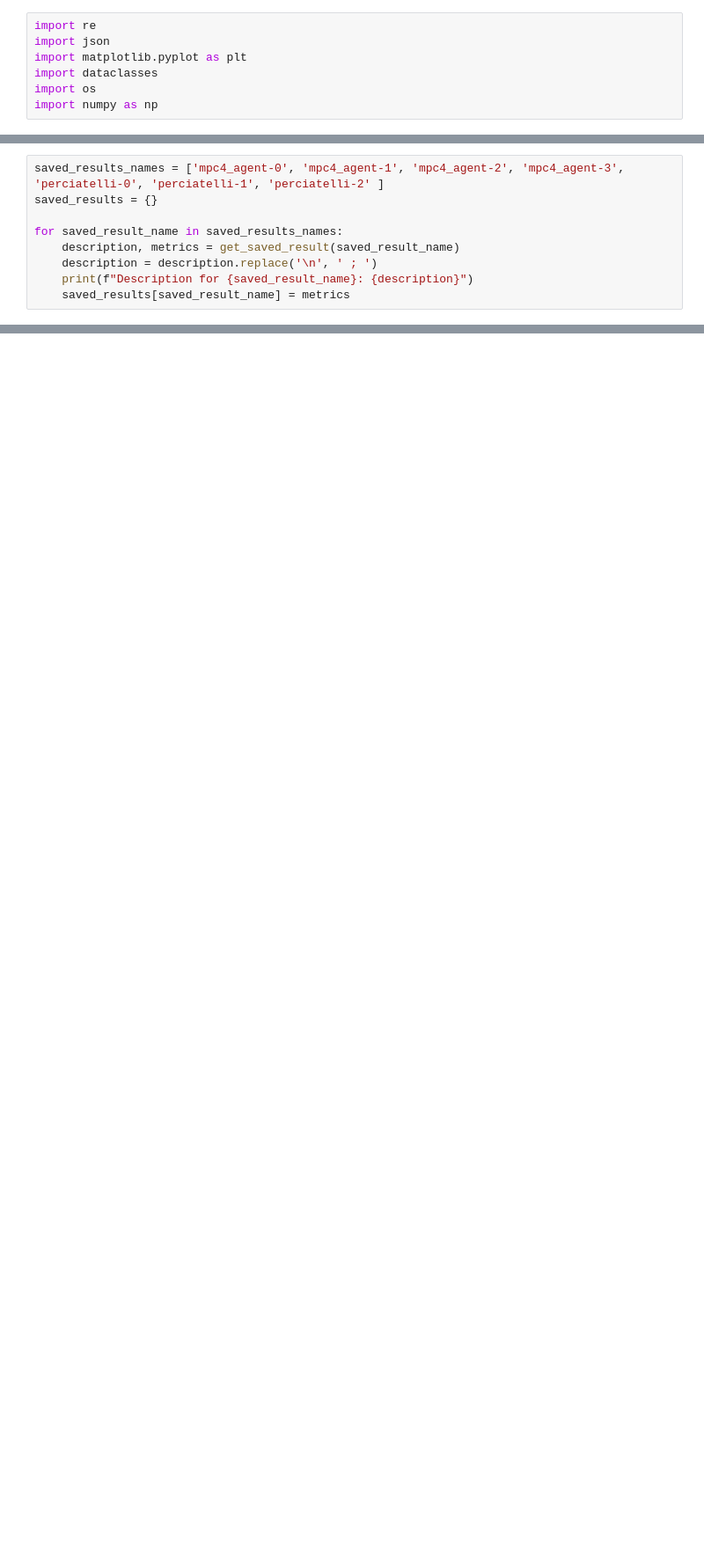
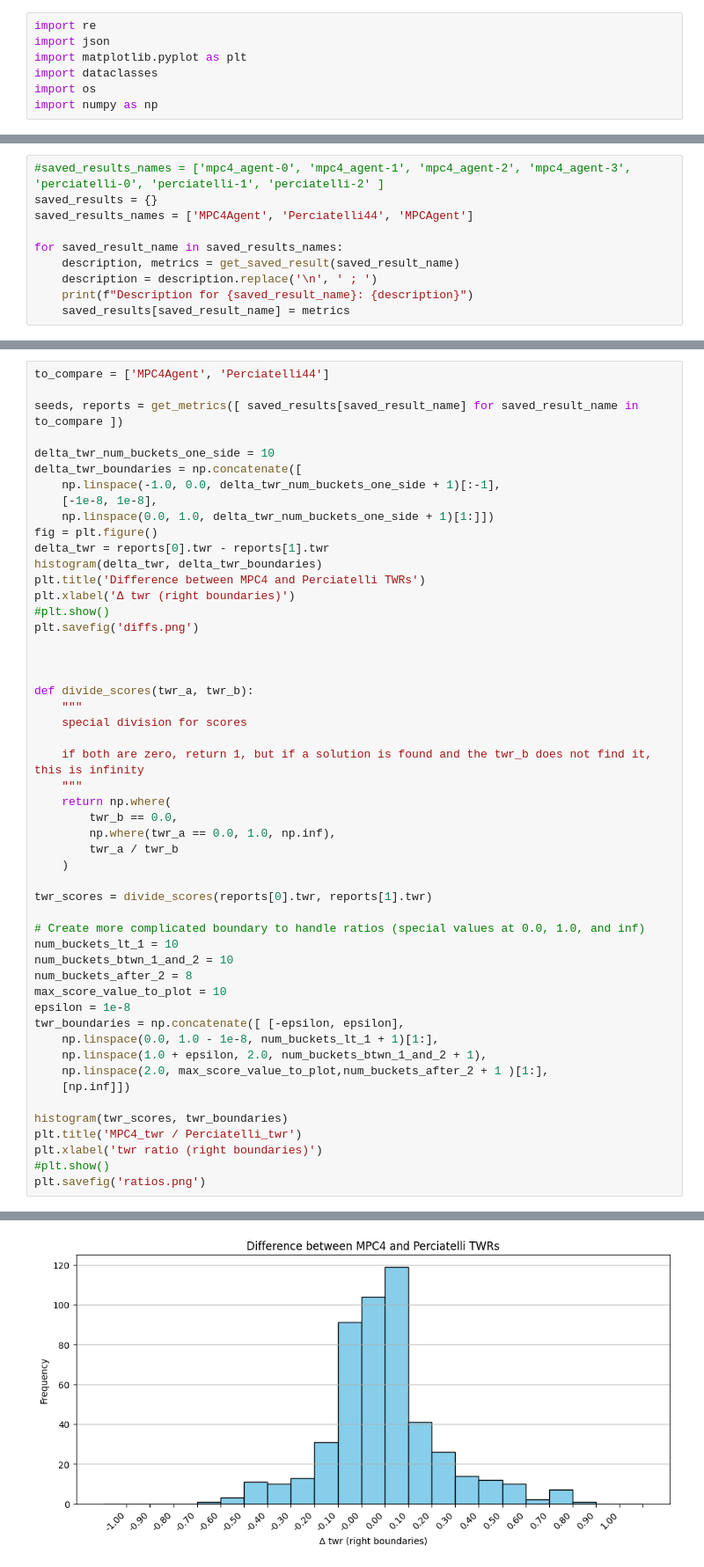
Before and after one commit to sdean-group/balloon-learning-environment, a Jupyter notebook: diagnose_mpc4.ipynb, the cells around one changed output, grey strips where cells are left out. Shown at 88% size. Saved outputs shown, nothing was run; the diff lists cells and outputs as text; blank space fills up the shorter version.

```diff
--- a/diagnose_mpc4.ipynb
+++ b/diagnose_mpc4.ipynb
@@ -87,8 +87,9 @@ def get_saved_result(foldername):
 
     return description, metrics
 # %%
-saved_results_names = ['mpc4_agent-0', 'mpc4_agent-1', 'mpc4_agent-2', 'mpc4_agent-3', 'perciatelli-0', 'perciatelli-1', 'perciatelli-2' ]
+#saved_results_names = ['mpc4_agent-0', 'mpc4_agent-1', 'mpc4_agent-2', 'mpc4_agent-3', 'perciatelli-0', 'perciatelli-1', 'perciatelli-2' ]
 saved_results = {}
+saved_results_names = ['MPC4Agent', 'Perciatelli44', 'MPCAgent']
 
 for saved_result_name in saved_results_names:
     description, metrics = get_saved_result(saved_result_name)
@@ -284,0 +262,52 @@ plt.show()
+# %%
+to_compare = ['MPC4Agent', 'Perciatelli44']
+
+seeds, reports = get_metrics([ saved_results[saved_result_name] for saved_result_name in to_compare ])
+
+delta_twr_num_buckets_one_side = 10
+delta_twr_boundaries = np.concatenate([
+    np.linspace(-1.0, 0.0, delta_twr_num_buckets_one_side + 1)[:-1],
+    [-1e-8, 1e-8],
+    np.linspace(0.0, 1.0, delta_twr_num_buckets_one_side + 1)[1:]])
+fig = plt.figure()
+delta_twr = reports[0].twr - reports[1].twr
+histogram(delta_twr, delta_twr_boundaries)
+plt.title('Difference between MPC4 and Perciatelli TWRs')
+plt.xlabel('Δ twr (right boundaries)')
+#plt.show()
+plt.savefig('diffs.png')
+
+
+
+def divide_scores(twr_a, twr_b):
+    """
+    special division for scores
+
+    if both are zero, return 1, but if a solution is found and the twr_b does not find it, this is infinity
+    """
+    return np.where(
+        twr_b == 0.0,
+        np.where(twr_a == 0.0, 1.0, np.inf),
+        twr_a / twr_b
+    )
+
+twr_scores = divide_scores(reports[0].twr, reports[1].twr)
+
+# Create more complicated boundary to handle ratios (special values at 0.0, 1.0, and inf)
+num_buckets_lt_1 = 10
+num_buckets_btwn_1_and_2 = 10
+num_buckets_after_2 = 8
+max_score_value_to_plot = 10
+epsilon = 1e-8
+twr_boundaries = np.concatenate([ [-epsilon, epsilon],
+    np.linspace(0.0, 1.0 - 1e-8, num_buckets_lt_1 + 1)[1:],
+    np.linspace(1.0 + epsilon, 2.0, num_buckets_btwn_1_and_2 + 1),
+    np.linspace(2.0, max_score_value_to_plot,num_buckets_after_2 + 1 )[1:],
+    [np.inf]])
+
+histogram(twr_scores, twr_boundaries)
+plt.title('MPC4_twr / Perciatelli_twr')
+plt.xlabel('twr ratio (right boundaries)')
+#plt.show()
+plt.savefig('ratios.png')
+# %% [output]
@@ -284,0 +315 @@ plt.show()
+[figure, added]
```
Also changed, not shown: parts of 4 cells of this notebook, 1 other file.
